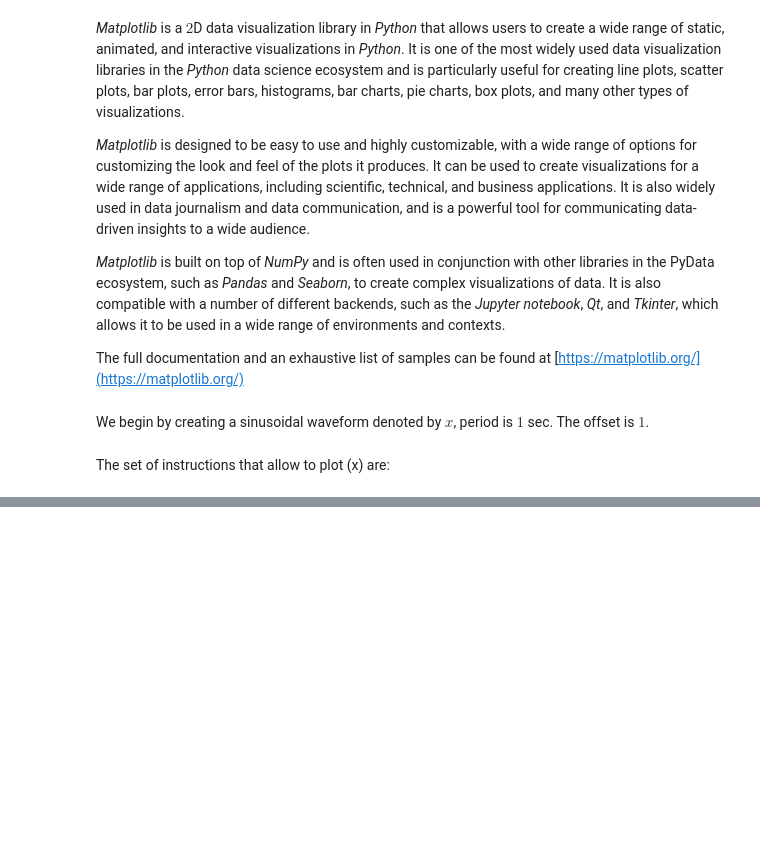
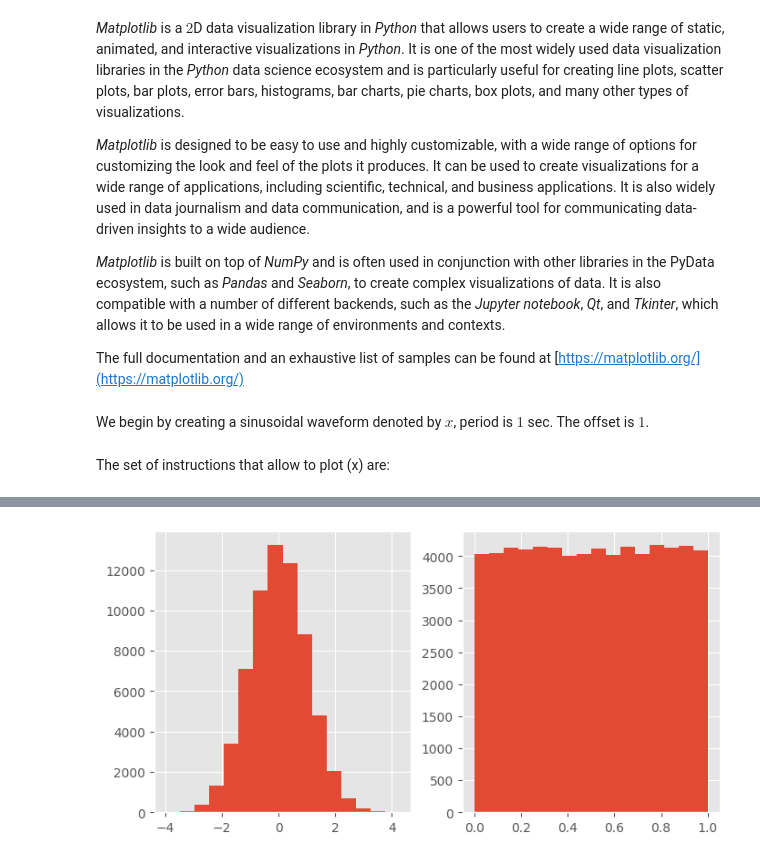
Before and after one commit to a-mhamdi/mlpy, a Jupyter notebook: Codes/Python/py-onramp.ipynb, the cells around one changed output, grey strips where cells are left out. Cells and saved outputs as stored; diff of their text form; code cells hidden in the pictures; blank space fills up the shorter version.

```diff
--- a/Codes/Python/py-onramp.ipynb
+++ b/Codes/Python/py-onramp.ipynb
@@ -576,0 +611,9 @@ Text(0.5, 0, '$t$ (sec)')
+# %%
+a = np.random.randn(2**16) # Normal Distribution
+b = np.random.rand(2**16) # Uniform Distribution
+# %%
+_, ax = plt.subplots(1, 2)
+ax[0].hist(a, bins=16)
+ax[1].hist(b, bins=16);
+# %% [output]
+[figure, added]
```
Also changed, not shown: parts of 9 cells of this notebook.
